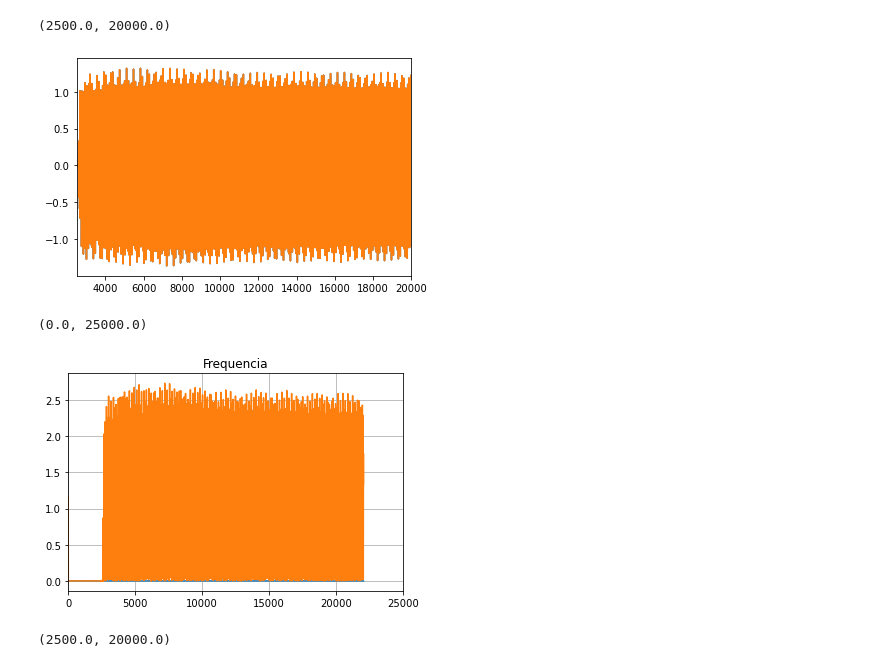
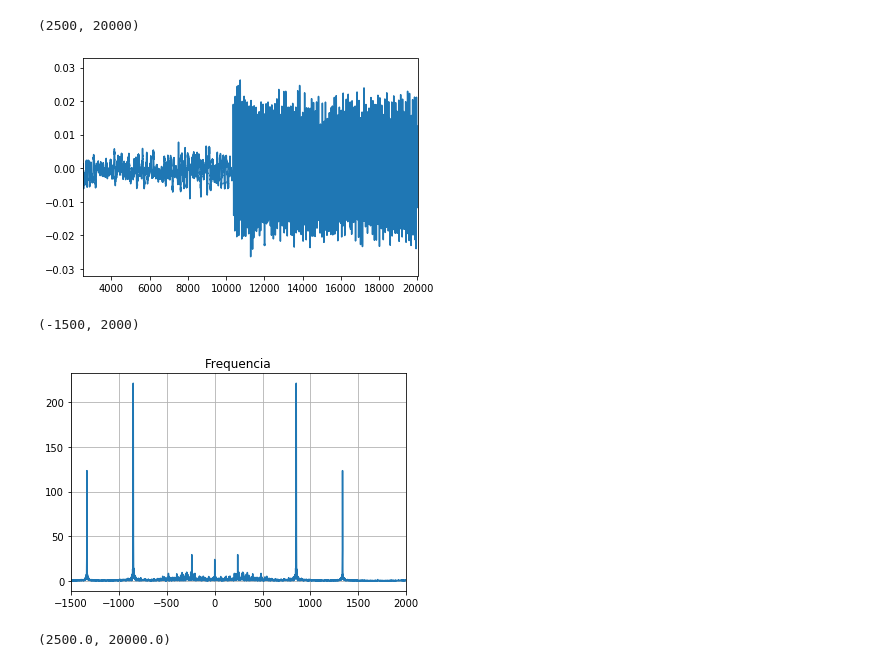
Before and after one commit to joaogcfa/camadas, a Jupyter notebook: Projeto5/Projeto 5 Receiver.ipynb, the cells around one changed output. Saved outputs shown, nothing was run; the diff lists cells and outputs as text; code cells hidden in the pictures.

Commit message:
plot grafico gravado correto

```diff
--- a/Projeto5/Projeto 5 Receiver.ipynb
+++ b/Projeto5/Projeto 5 Receiver.ipynb
@@ -44,20 +45,20 @@ sd.play(myrecording)
 # %%
 plt.figure()
-plt.plot(myrecording)
+plt.plot(myrecording[:,0])
 plt.xlim(2500,20000)
 # %% [output]
-(2500.0, 20000.0)
+(2500, 20000)
-[figure, old version]
+[figure, new version]
 # %%
-X, Y = calcFFT(myrecording, samplerate)
+X, Y = calcFFT(myrecording[:,0], samplerate)
 plt.figure("Fourier Audio")
 plt.plot(X, np.abs(Y))
 plt.grid()
 plt.title('Frequencia')
-plt.xlim(0,25000)
+plt.xlim(-1500,2000)
 # %% [output]
-(0.0, 25000.0)
+(-1500, 2000)
-[figure, old version]
+[figure, new version]
 # %%
 plt.figure()
 plt.plot(audio)
```
Also changed, not shown: parts of 1 cell of this notebook, 1 other file.
